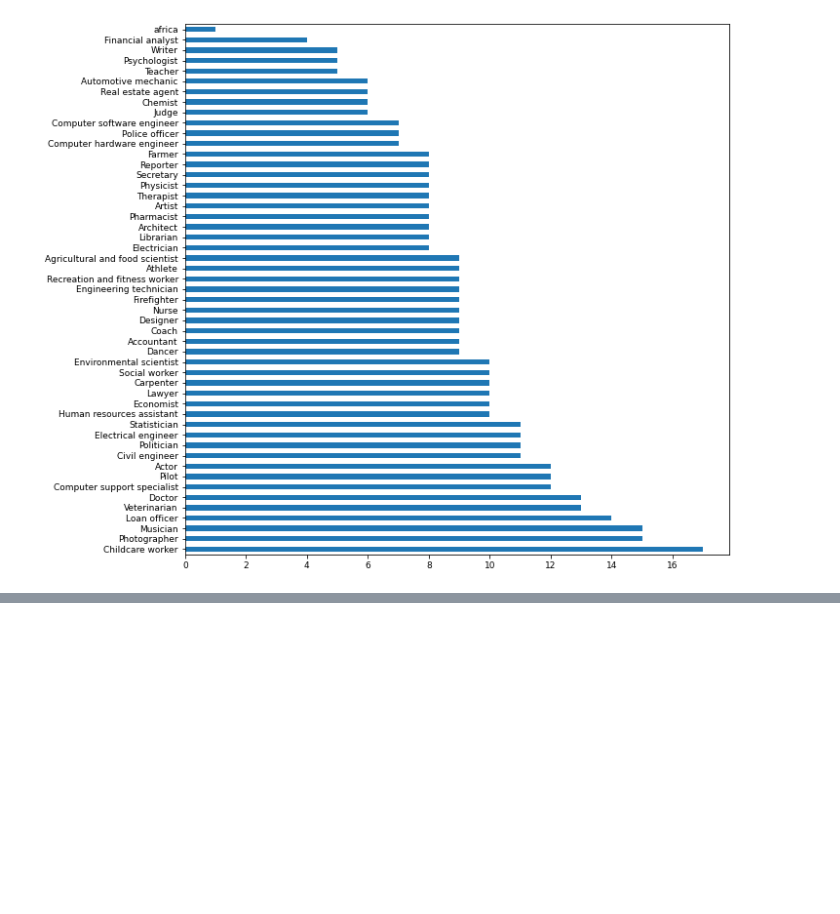
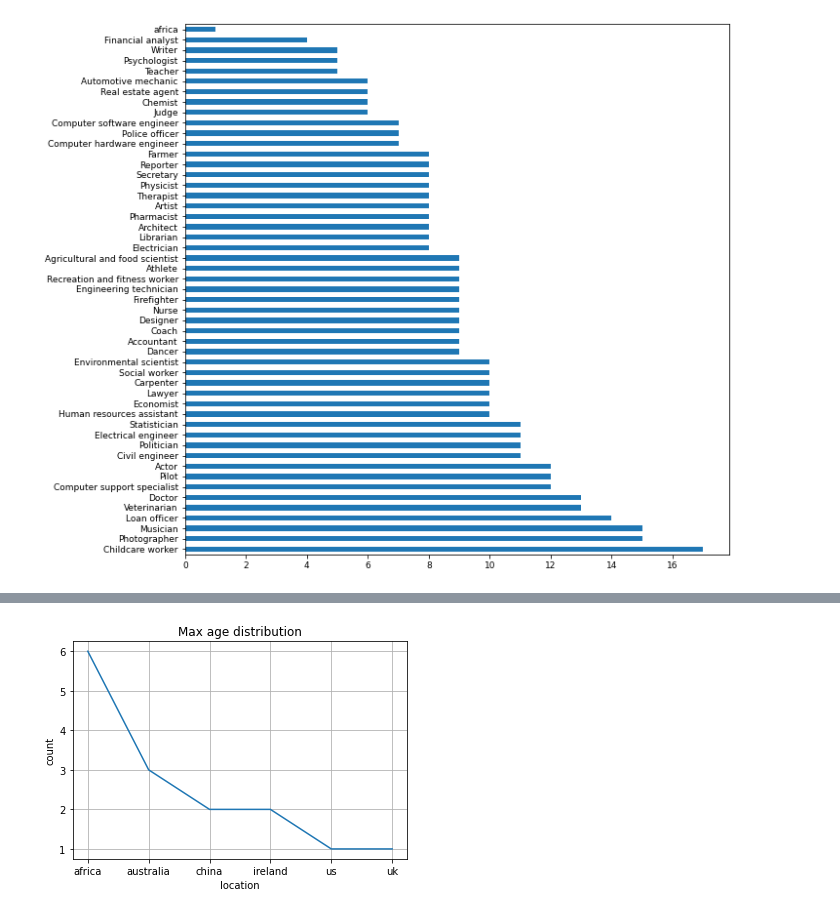
Before and after one commit to Pogeyann/python, a Jupyter notebook: matplotlib_practice.ipynb, the cells around one changed output, grey strips where cells are left out. Cells and saved outputs as stored; diff of their text form; code cells hidden in the pictures; blank space fills up the shorter version.

```diff
--- a/matplotlib_practice.ipynb
+++ b/matplotlib_practice.ipynb
@@ -127,0 +143,10 @@ df3.tick_params(axis='both',labelsize=9)
+# %%
+max=df.sort_values('age',ascending=False).head(15)
+pcount=max['location'].value_counts()
+plt.title('Max age distribution')
+plt.xlabel('location')
+plt.ylabel('count')
+pcount.plot.line()
+plt.grid()
+# %% [output]
+[figure, added]
```
Also changed, not shown: parts of 5 cells of this notebook.
